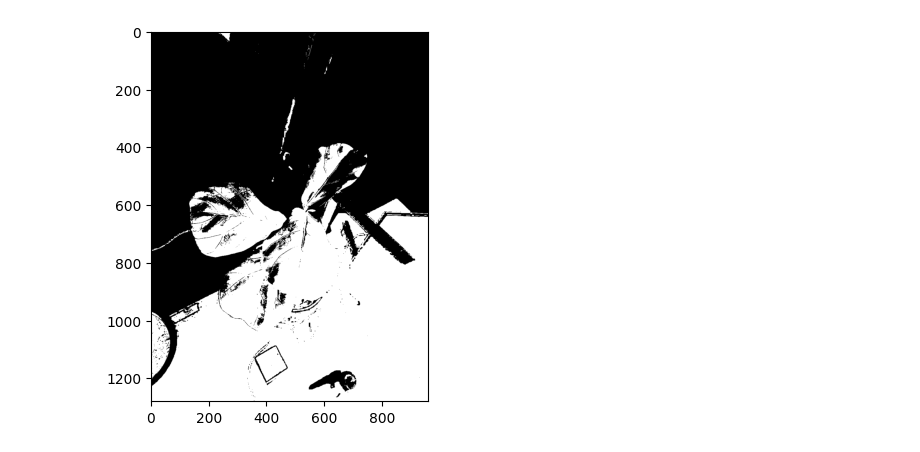
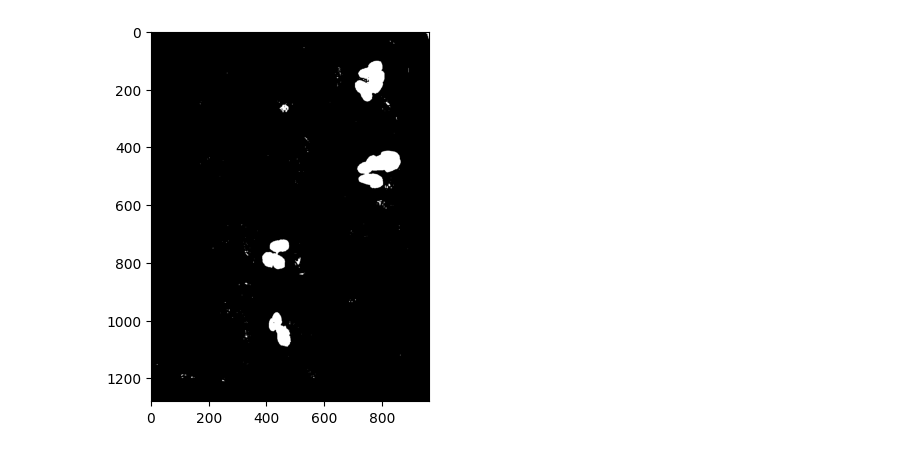
Before and after one commit to jonaskaz/plant-vision, a Jupyter notebook: plants.ipynb, the cells around one changed output. Drawn from its saved outputs; the diff is of its cells as text; code cells hidden in the pictures.

```diff
--- a/plants.ipynb
+++ b/plants.ipynb
@@ -4,7 +4,7 @@ import matplotlib
 # %%
 class options:
     def __init__(self):
-        self.image = "./img/fig.jpg"
+        self.image = "./seedling_imgs/top_1.jpg"
         self.debug = "plot"
         self.writeimg= False
         self.result = "vis_tutorial_results.json"
@@ -25,0 +22,3 @@ s = pcv.rgb2gray_hsv(rgb_img=img, channel='s')
+# %%
+#   channel- Split by 'l' (lightness), 'a' (green-magenta), or 'b' (blue-yellow) channel
+a = pcv.rgb2gray_lab(rgb_img=img, channel='a')
@@ -26,4 +27,5 @@ s = pcv.rgb2gray_hsv(rgb_img=img, channel='s')
 # %%
-s_thresh = pcv.threshold.binary(gray_img=s, threshold=85, max_value=255, object_type='light')
+a_thresh = pcv.threshold.binary(gray_img=a, threshold=120, max_value=255,
+                                object_type='dark')
 # %% [output]
-[figure, old version]
+[figure, new version]
```
Also changed, not shown: parts of 19 cells of this notebook.
